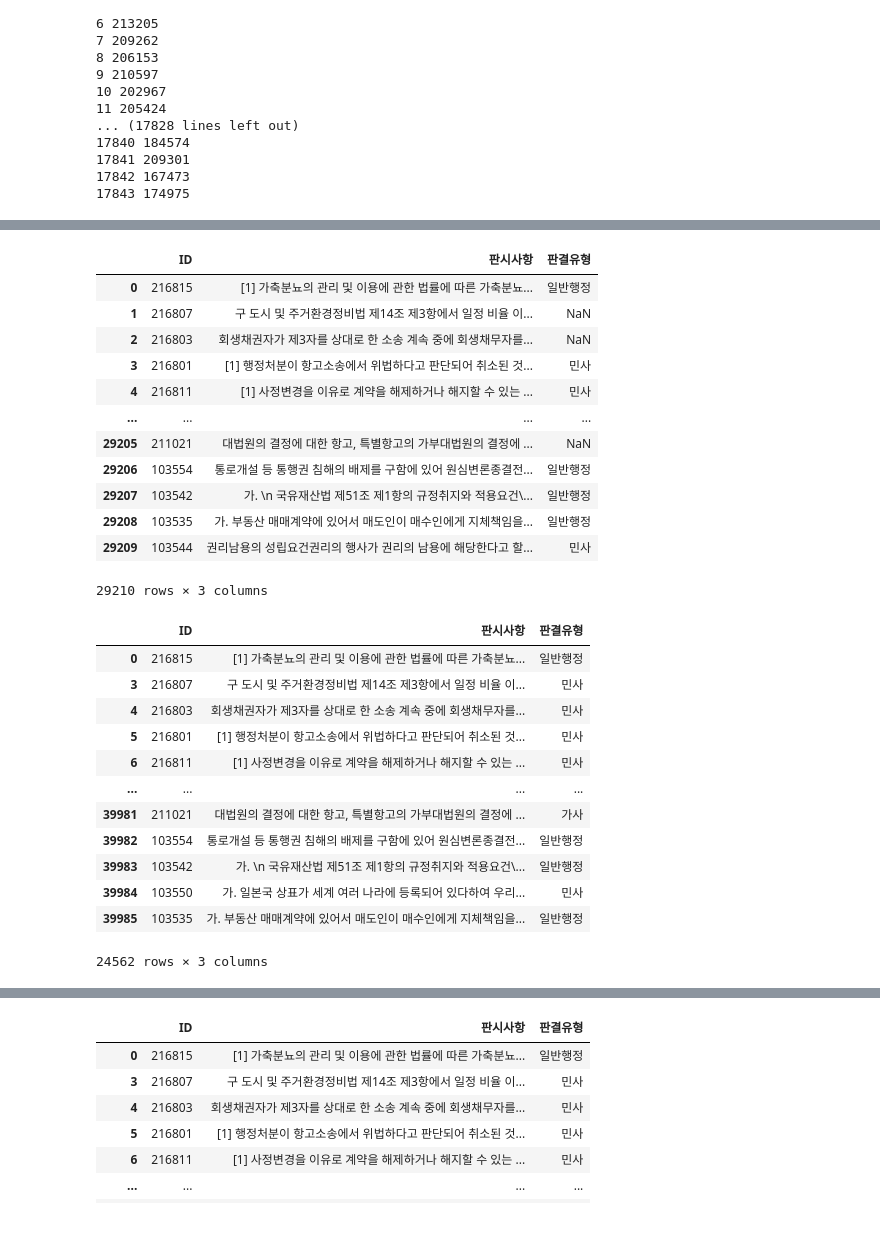
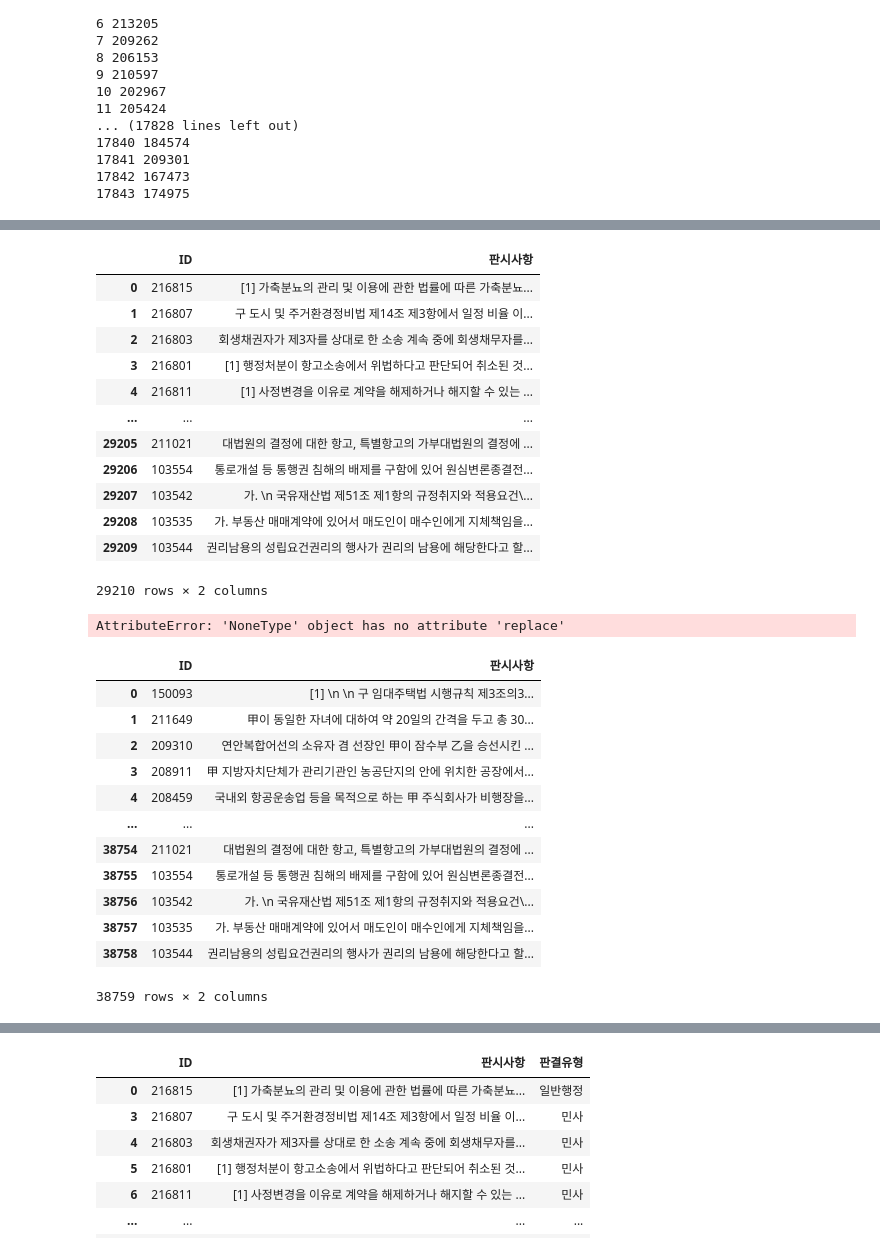
Before and after one commit to park1997/IndustrialSystemsEngineering_Project, a Jupyter notebook: TF-IDF_Vectorizer.ipynb, the cells around one changed output, grey strips where cells are left out. Drawn from its saved outputs; the diff is of its cells as text; code cells hidden in the pictures.

```diff
--- a/TF-IDF_Vectorizer.ipynb
+++ b/TF-IDF_Vectorizer.ipynb
@@ -248,43 +274,45 @@ info_하등법령_df
 # %%
 info_df = info_df.dropna(how="all")
-info_df = info_df.drop(info_df[info_df["판시사항"].isna()].index)
+# info_df = info_df.drop(info_df[info_df["판시사항"].isna()].index)
+info_df["판시사항"].replace("",np.nan,inplace=True)
 info_df
 # %% [output]
-|  | ID | 판시사항 | 판결유형 |
-| 0 | 216815 | [1] 가축분뇨의 관리 및 이용에 관한 법률에 따른 가축분뇨... | 일반행정 |
-| 1 | 216807 | 구 도시 및 주거환경정비법 제14조 제3항에서 일정 비율 이... | NaN |
-| 2 | 216803 | 회생채권자가 제3자를 상대로 한 소송 계속 중에 회생채무자를... | NaN |
-| 3 | 216801 | [1] 행정처분이 항고소송에서 위법하다고 판단되어 취소된 것... | 민사 |
-| 4 | 216811 | [1] 사정변경을 이유로 계약을 해제하거나 해지할 수 있는 ... | 민사 |
-| ... | ... | ... | ... |
-| 29205 | 211021 | 대법원의 결정에 대한 항고, 특별항고의 가부대법원의 결정에 ... | NaN |
-| 29206 | 103554 | 통로개설 등 통행권 침해의 배제를 구함에 있어 원심변론종결전... | 일반행정 |
-| 29207 | 103542 | 가. \n 국유재산법 제51조 제1항의 규정취지와 적용요건\... | 일반행정 |
-| 29208 | 103535 | 가. 부동산 매매계약에 있어서 매도인이 매수인에게 지체책임을... | 일반행정 |
-| 29209 | 103544 | 권리남용의 성립요건권리의 행사가 권리의 남용에 해당한다고 할... | 민사 |
+|  | ID | 판시사항 |
+| 0 | 216815 | [1] 가축분뇨의 관리 및 이용에 관한 법률에 따른 가축분뇨... |
+| 1 | 216807 | 구 도시 및 주거환경정비법 제14조 제3항에서 일정 비율 이... |
+| 2 | 216803 | 회생채권자가 제3자를 상대로 한 소송 계속 중에 회생채무자를... |
+| 3 | 216801 | [1] 행정처분이 항고소송에서 위법하다고 판단되어 취소된 것... |
+| 4 | 216811 | [1] 사정변경을 이유로 계약을 해제하거나 해지할 수 있는 ... |
+| ... | ... | ... |
+| 29205 | 211021 | 대법원의 결정에 대한 항고, 특별항고의 가부대법원의 결정에 ... |
+| 29206 | 103554 | 통로개설 등 통행권 침해의 배제를 구함에 있어 원심변론종결전... |
+| 29207 | 103542 | 가. \n 국유재산법 제51조 제1항의 규정취지와 적용요건\... |
+| 29208 | 103535 | 가. 부동산 매매계약에 있어서 매도인이 매수인에게 지체책임을... |
+| 29209 | 103544 | 권리남용의 성립요건권리의 행사가 권리의 남용에 해당한다고 할... |
-29210 rows × 3 columns
+29210 rows × 2 columns
 # %%
-info_하등법령_df = info_하등법령_df.dropna(how="all")
+# info_하등법령_df = info_하등법령_df.dropna(how="all")
+# info_하등법령_df = info_하등법령_df[(info_하등법령_df["판결유형"] == "민사") | (info_하등법령_df["판결유형"] == "일반행정") | (info_하등법령_df["판결유형"] == "가사") | (info_하등법령_df["판결유형"] == "세무")]
+info_하등법령_df["판시사항"].replace("",np.nan,inplace=True)
 info_하등법령_df = info_하등법령_df.drop(info_하등법령_df[info_하등법령_df["판시사항"].isna()].index)
-info_하등법령_df = info_하등법령_df[(info_하등법령_df["판결유형"] == "민사") | (info_하등법령_df["판결유형"] == "일반행정") | (info_하등법령_df["판결유형"] == "가사") | (info_하등법령_df["판결유형"] == "세무")]
 info_하등법령_df
+# %% [output]
+AttributeError: 'NoneType' object has no attribute 'replace'
 # %%
-info_하등법령_df = pd.DataFrame(info,columns=["ID","판시사항"])
-# info_법령전체_df = pd.concat([info_하등법령_df,info_df])
-# info_법령전체_df
-info_df
+info_법령전체_df = pd.concat([info_하등법령_df,info_df],ignore_index=True)
+info_법령전체_df
 # %% [output]
-|  | ID | 판시사항 | 판결유형 |
-| 0 | 216815 | [1] 가축분뇨의 관리 및 이용에 관한 법률에 따른 가축분뇨... | 일반행정 |
-| 3 | 216807 | 구 도시 및 주거환경정비법 제14조 제3항에서 일정 비율 이... | 민사 |
-| 4 | 216803 | 회생채권자가 제3자를 상대로 한 소송 계속 중에 회생채무자를... | 민사 |
-| 5 | 216801 | [1] 행정처분이 항고소송에서 위법하다고 판단되어 취소된 것... | 민사 |
-| 6 | 216811 | [1] 사정변경을 이유로 계약을 해제하거나 해지할 수 있는 ... | 민사 |
-| ... | ... | ... | ... |
-| 39981 | 211021 | 대법원의 결정에 대한 항고, 특별항고의 가부대법원의 결정에 ... | 가사 |
-| 39982 | 103554 | 통로개설 등 통행권 침해의 배제를 구함에 있어 원심변론종결전... | 일반행정 |
-| 39983 | 103542 | 가. \n 국유재산법 제51조 제1항의 규정취지와 적용요건\... | 일반행정 |
-| 39984 | 103550 | 가. 일본국 상표가 세계 여러 나라에 등록되어 있다하여 우리... | 민사 |
-| 39985 | 103535 | 가. 부동산 매매계약에 있어서 매도인이 매수인에게 지체책임을... | 일반행정 |
+|  | ID | 판시사항 |
+| 0 | 150093 | [1] \n \n 구 임대주택법 시행규칙 제3조의3... |
+| 1 | 211649 | 甲이 동일한 자녀에 대하여 약 20일의 간격을 두고 총 30... |
+| 2 | 209310 | 연안복합어선의 소유자 겸 선장인 甲이 잠수부 乙을 승선시킨 ... |
+| 3 | 208911 | 甲 지방자치단체가 관리기관인 농공단지의 안에 위치한 공장에서... |
+| 4 | 208459 | 국내외 항공운송업 등을 목적으로 하는 甲 주식회사가 비행장을... |
+| ... | ... | ... |
+| 38754 | 211021 | 대법원의 결정에 대한 항고, 특별항고의 가부대법원의 결정에 ... |
+| 38755 | 103554 | 통로개설 등 통행권 침해의 배제를 구함에 있어 원심변론종결전... |
+| 38756 | 103542 | 가. \n 국유재산법 제51조 제1항의 규정취지와 적용요건\... |
+| 38757 | 103535 | 가. 부동산 매매계약에 있어서 매도인이 매수인에게 지체책임을... |
+| 38758 | 103544 | 권리남용의 성립요건권리의 행사가 권리의 남용에 해당한다고 할... |
-24562 rows × 3 columns
+38759 rows × 2 columns
 # %%
```
Also changed, not shown: parts of 24 cells of this notebook, 2 other files.
